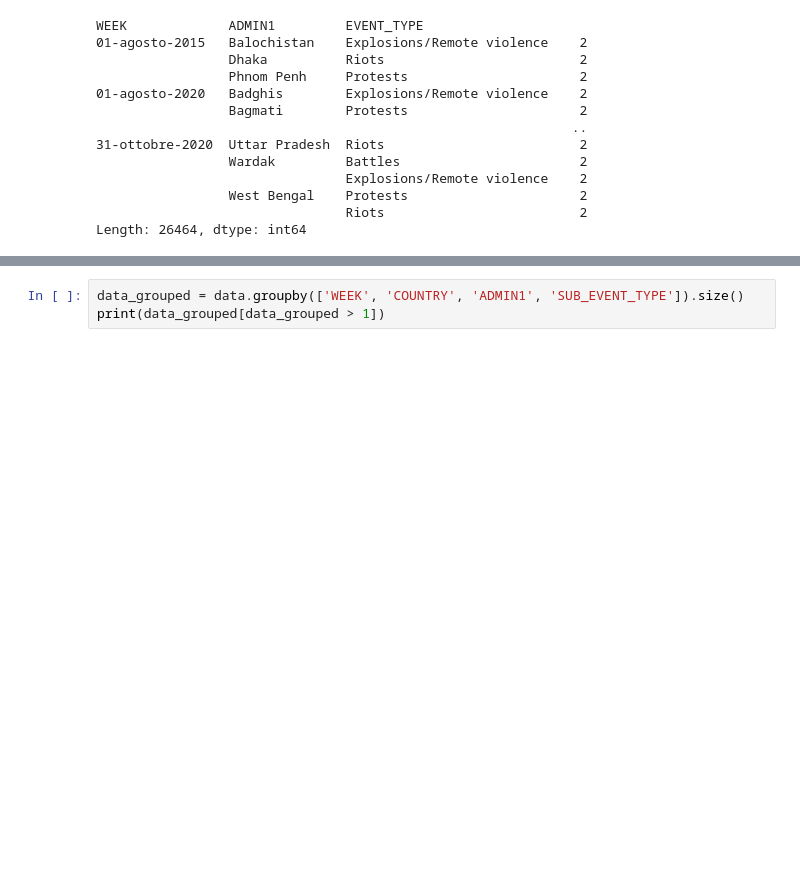
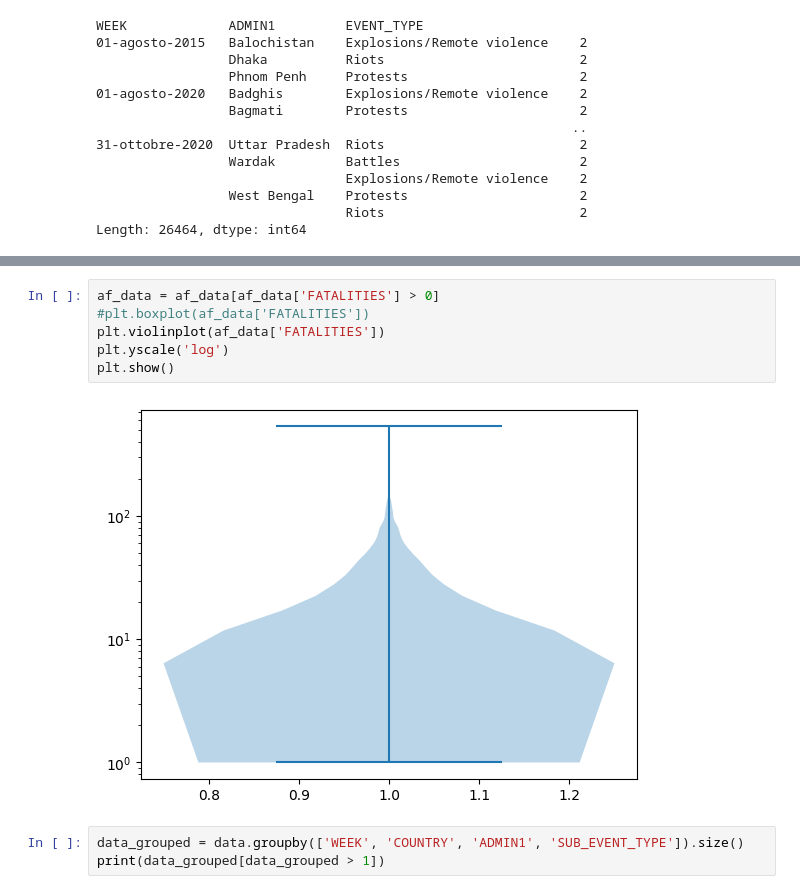
Before and after one commit to group-pi-dataviz/group-pi-dataviz.github.io, a Jupyter notebook: scripts/data_preprocessing.ipynb, the cells around one changed output, grey strips where cells are left out. Cells and saved outputs as stored; diff of their text form; blank space fills up the shorter version.

```diff
--- a/scripts/data_preprocessing.ipynb
+++ b/scripts/data_preprocessing.ipynb
@@ -188,3 +250,11 @@ Length: 26464, dtype: int64
+# %%
+af_data = af_data[af_data['FATALITIES'] > 0]
+#plt.boxplot(af_data['FATALITIES'])
+plt.violinplot(af_data['FATALITIES'])
+plt.yscale('log')
+plt.show()
+# %% [output]
+[figure, added]
 # %%
 data_grouped = data.groupby(['WEEK', 'COUNTRY', 'ADMIN1', 'SUB_EVENT_TYPE']).size()
 print(data_grouped[data_grouped > 1])
```
Also changed, not shown: parts of 2 cells of this notebook, 4 other files.
